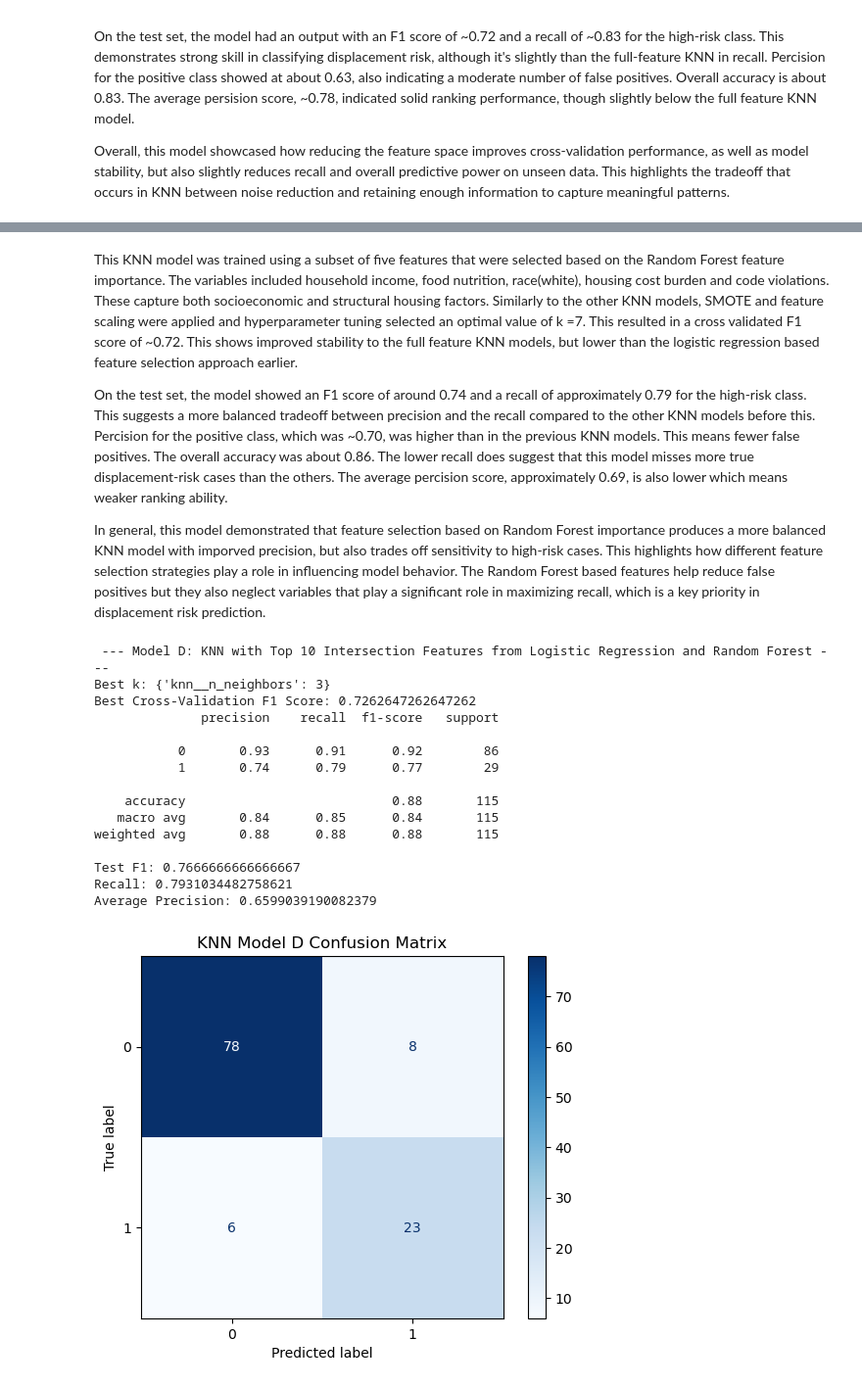
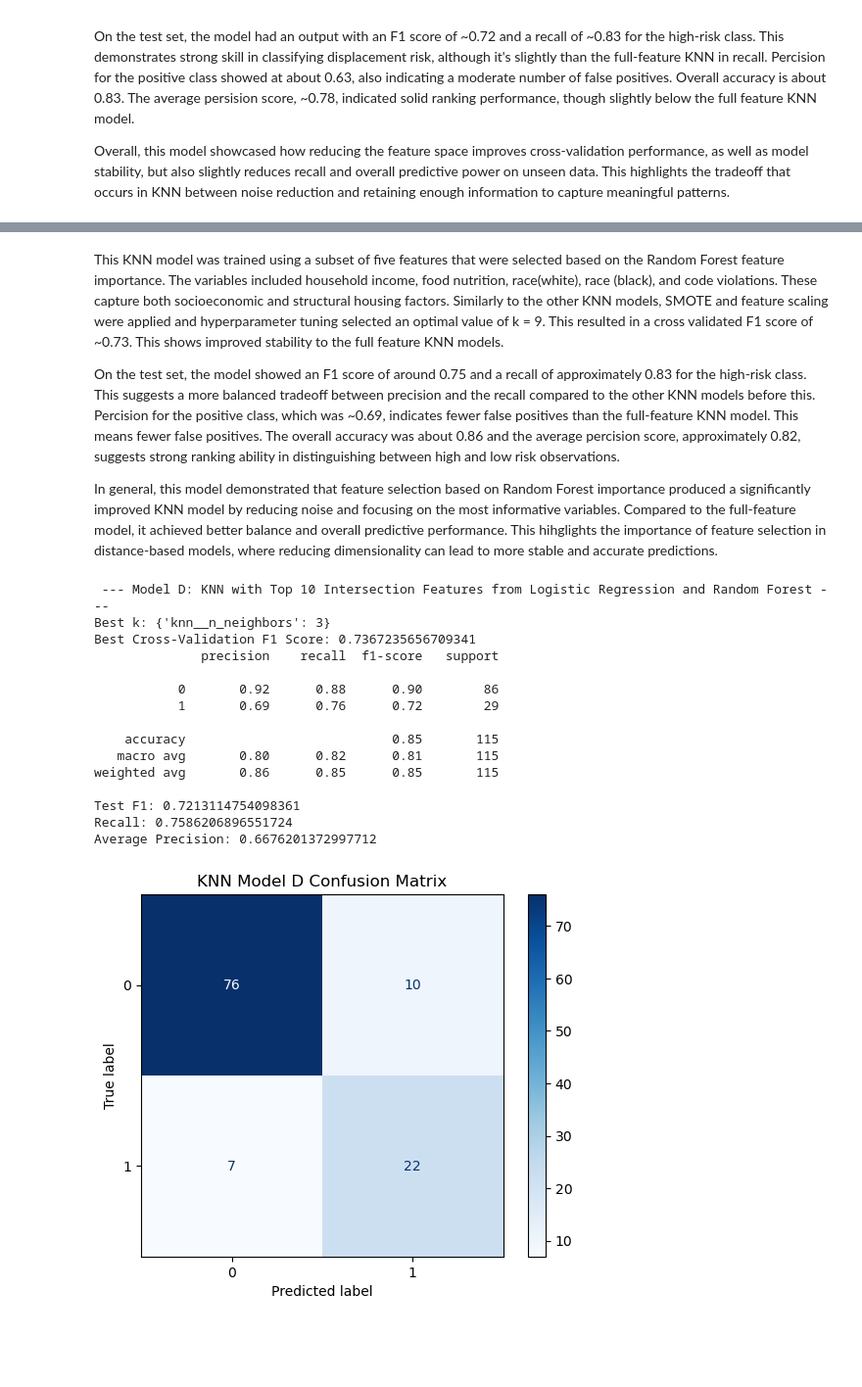
Before and after one commit to teseri86/Charlotte_Housing_Project, a Jupyter notebook: notebooks/displacement_risk_model.ipynb, the cells around one changed output, grey strips where cells are left out. Shown at 98% size. Drawn from its saved outputs; the diff is of its cells as text; code cells hidden in the pictures; blank space fills up the shorter version.

```diff
--- a/notebooks/displacement_risk_model.ipynb
+++ b/notebooks/displacement_risk_model.ipynb
@@ -656,16 +660,16 @@ Average Precision: 0.6929000867531602
 # %% [markdown]
-This KNN model was trained using a subset of five features that were selected based on the Random Forest feature importance. The variables included household income, food nutrition, race(white), housing cost burden and code violations. These capture both socioeconomic and structural housing factors. Similarly to the other KNN models, SMOTE and feature scaling were applied and hyperparameter tuning selected an optimal value of k =7. This resulted in a cross validated F1 score of ~0.72. This shows improved stability to the full feature KNN models, but lower than the logistic regression based feature selection approach earlier.
+This KNN model was trained using a subset of five features that were selected based on the Random Forest feature importance. The variables included household income, food nutrition, race(white), race (black), and code violations. These capture both socioeconomic and structural housing factors. Similarly to the other KNN models, SMOTE and feature scaling were applied and hyperparameter tuning selected an optimal value of k = 9. This resulted in a cross validated F1 score of ~0.73. This shows improved stability to the full feature KNN models.
 
-On the test set, the model showed an F1 score of around 0.74 and a recall of approximately 0.79 for the high-risk class. This suggests a more balanced tradeoff between precision and the recall compared to the other KNN models before this. Percision for the positive class, which was ~0.70, was higher than in the previous KNN models. This means fewer false positives. The overall accuracy was about 0.86. The lower recall does suggest that this model misses more true displacement-risk cases than the others. The average percision score, approximately 0.69, is also lower which means weaker ranking ability.
+On the test set, the model showed an F1 score of around 0.75 and a recall of approximately 0.83 for the high-risk class. This suggests a more balanced tradeoff between precision and the recall compared to the other KNN models before this. Percision for the positive class, which was ~0.69, indicates fewer false positives than the full-feature KNN model. This means fewer false positives. The overall accuracy was about 0.86 and the average percision score, approximately 0.82, suggests strong ranking ability in distinguishing between high and low risk observations.
 
-In general, this model demonstrated that feature selection based on Random Forest importance produces a more balanced KNN model with imporved precision, but also trades off sensitivity to high-risk cases. This highlights how different feature selection strategies play a role in influencing model behavior. The Random Forest based features help reduce false positives but they also neglect variables that play a significant role in maximizing recall, which is a key priority in displacement risk prediction.
+In general, this model demonstrated that feature selection based on Random Forest importance produced a significantly improved KNN model by reducing noise and focusing on the most informative variables. Compared to the full-feature model, it achieved better balance and overall predictive performance. This hihglights the importance of feature selection in distance-based models, where reducing dimensionality can lead to more stable and accurate predictions.
 # %%
 #KNN Model D with top 10 intersection features from both Logistic Regression and Random Forest feature importance
 
 features_10 = [
     'household_income',
     'food_nutrition',
-    'housing_cost_burden',
+    'rental_houses',
     'code_violations',
     'race_black',
     'housing_age',
@@ -687,41 +691,41 @@ grid_D = GridSearchCV(
     ]),
     param_grid,
     cv=5,
     scoring='f1'
 )
 
 grid_D.fit(X_train, y_train)
 
 print("\n --- Model D: KNN with Top 10 Intersection Features from Logistic Regression and Random Forest ---")
 print("Best k:", grid_D.best_params_)
 print("Best Cross-Validation F1 Score:", grid_D.best_score_)
 
 y_pred_D = grid_D.best_estimator_.predict(X_test)
 
 print(classification_report(y_test, y_pred_D))
 print("Test F1:", f1_score(y_test, y_pred_D))
 print("Recall:", recall_score(y_test, y_pred_D))
 
 y_prob_D = grid_D.best_estimator_.predict_proba(X_test)[:, 1]
 print("Average Precision:", average_precision_score(y_test, y_prob_D))
 ConfusionMatrixDisplay.from_predictions(y_test, y_pred_D, cmap="Blues")
 plt.title("KNN Model D Confusion Matrix")
 plt.show()
 # %% [output]
  --- Model D: KNN with Top 10 Intersection Features from Logistic Regression and Random Forest ---
 Best k: {'knn__n_neighbors': 3}
-Best Cross-Validation F1 Score: 0.7262647262647262
+Best Cross-Validation F1 Score: 0.7367235656709341
               precision    recall  f1-score   support
 
-           0       0.93      0.91      0.92        86
-           1       0.74      0.79      0.77        29
+           0       0.92      0.88      0.90        86
+           1       0.69      0.76      0.72        29
 
-    accuracy                           0.88       115
-   macro avg       0.84      0.85      0.84       115
-weighted avg       0.88      0.88      0.88       115
+    accuracy                           0.85       115
+   macro avg       0.80      0.82      0.81       115
+weighted avg       0.86      0.85      0.85       115
 
-Test F1: 0.7666666666666667
-Recall: 0.7931034482758621
-Average Precision: 0.6599039190082379
+Test F1: 0.7213114754098361
+Recall: 0.7586206896551724
+Average Precision: 0.6676201372997712
-[figure, old version]
+[figure, new version]
 # %% [markdown]
```
Also changed, not shown: parts of 12 cells of this notebook.
